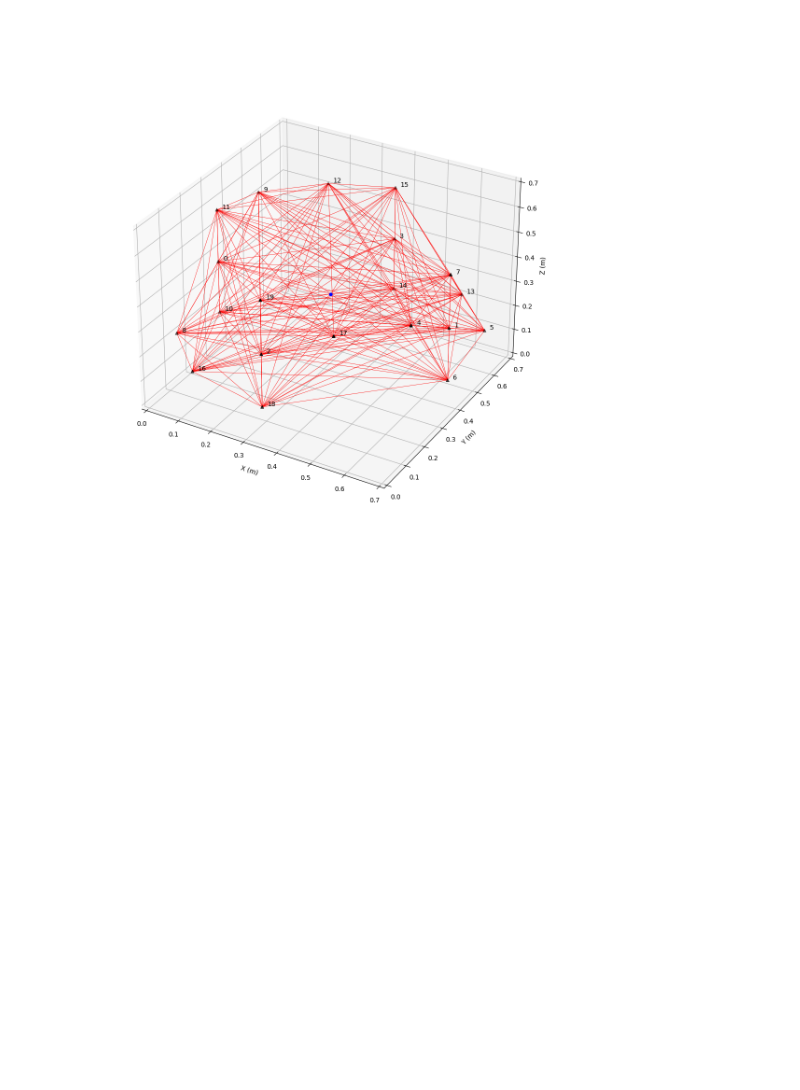
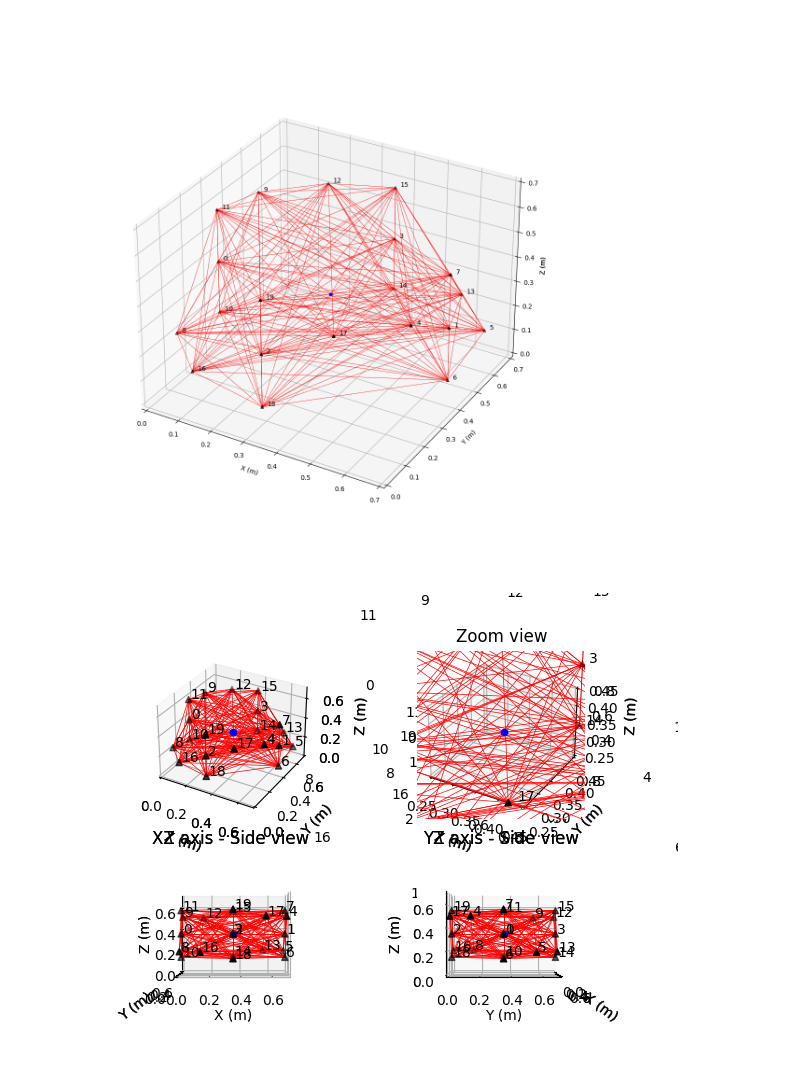
Before and after one commit to Grasselli-Geomechanics-Group/ray_path_plot, a Jupyter notebook: sensor_ray_paths.ipynb, the cells around one changed output. Saved outputs shown, nothing was run; the diff lists cells and outputs as text; code cells hidden in the pictures; blank space fills up the shorter version.

Commit message:
Added Figure 2 view different view angles.

```diff
--- a/sensor_ray_paths.ipynb
+++ b/sensor_ray_paths.ipynb
@@ -36,15 +41,16 @@ z=np.append(z,[block_width/2-offset2, block_width/2+offset2, block_width/2-offse
 # %%
 # Plot Sensors in 3D
 
-fig = plt.figure(figsize=(12,12))
+fig = plt.figure(1, figsize=(12,12))
 ax = fig.add_subplot(projection='3d')
 ax.scatter(x,y,z,marker='^',color='k') # Sensor locations
 ax.scatter(block_width/2,block_width/2,block_width/2,marker='o',color='b') # Injection point
 
+# Plot ray paths in red
 for i in range(len(x)):
     ax.text(x[i]+epsilon,y[i]+epsilon,z[i],'{:d}'.format(i)) # Sensor number
     for j in range(i,len(x)):
-        plt.plot([x[i],x[j]], [y[i],y[j]], [z[i],z[j]],color='r',linewidth='0.5')
+        ax.plot([x[i],x[j]], [y[i],y[j]], [z[i],z[j]],color='r',linewidth='0.5')
 
 ax.set_xlabel('X (m)')
 ax.set_ylabel('Y (m)')
@@ -56,3 +62,87 @@ ax.set_box_aspect(None)
 plt.show()
 # %% [output]
 [figure]
+# %%
+# Plot Sensors in 3D Subplots
+
+fig = plt.figure(2)
+
+ax = fig.add_subplot(221, projection='3d')
+ax.scatter(x,y,z,marker='^',color='k') # Sensor locations
+ax.scatter(block_width/2,block_width/2,block_width/2,marker='o',color='b') # Injection point
+
+# Plot ray paths in red
+for i in range(len(x)):
+    ax.text(x[i]+epsilon,y[i]+epsilon,z[i],'{:d}'.format(i)) # Sensor number
+    for j in range(i,len(x)):
+        ax.plot([x[i],x[j]], [y[i],y[j]], [z[i],z[j]],color='r',linewidth='0.5')
+
+ax.set_xlabel('X (m)')
+ax.set_ylabel('Y (m)')
+ax.set_zlabel('Z (m)')
+ax.set_xlim(0, block_width)
+ax.set_ylim(0, block_width)
+ax.set_zlim(0, block_width)
+ax.set_box_aspect(None)
+
+ax = fig.add_subplot(222, projection='3d')
+ax.scatter(x,y,z,marker='^',color='k') # Sensor locations
+ax.scatter(block_width/2,block_width/2,block_width/2,marker='o',color='b') # Injection point
+
+# Plot ray paths in red
+for i in range(len(x)):
+    ax.text(x[i]+epsilon,y[i]+epsilon,z[i],'{:d}'.format(i)) # Sensor number
+    for j in range(i,len(x)):
+        ax.plot([x[i],x[j]], [y[i],y[j]], [z[i],z[j]],color='r',linewidth='0.5')
+
+ax.set_title('Zoom view')
+ax.set_xlabel('X (m)')
+ax.set_ylabel('Y (m)')
+ax.set_zlabel('Z (m)')
+ax.set_xlim(block_width/2-0.1, block_width/2+0.1)
+ax.set_ylim(block_width/2-0.1, block_width/2+0.1)
+ax.set_zlim(block_width/2-0.1, block_width/2+0.1)
+ax.set_box_aspect(None)
+
+ax = fig.add_subplot(223, projection='3d')
+ax.scatter(x,y,z,marker='^',color='k') # Sensor locations
+ax.scatter(block_width/2,block_width/2,block_width/2,marker='o',color='b') # Injection point
+
+# Plot ray paths in red
+for i in range(len(x)):
+    ax.text(x[i]+epsilon,y[i]+epsilon,z[i],'{:d}'.format(i)) # Sensor number
+    for j in range(i,len(x)):
+        ax.plot([x[i],x[j]], [y[i],y[j]], [z[i],z[j]],color='r',linewidth='0.5')
+
+ax.set_title('XZ axis - Side view')
+ax.set_xlabel('X (m)')
+ax.set_ylabel('Y (m)')
+ax.set_zlabel('Z (m)')
+ax.set_xlim(0, block_width)
+ax.set_ylim(0, block_width)
+ax.set_zlim(0, block_width)
+ax.set_box_aspect(None)
+ax.view_init(elev=0, azim=-90, roll=0)
+
+ax = fig.add_subplot(224, projection='3d')
+ax.scatter(x,y,z,marker='^',color='k') # Sensor locations
+ax.scatter(block_width/2,block_width/2,block_width/2,marker='o',color='b') # Injection point
+
+# Plot ray paths in red
+for i in range(len(x)):
+    ax.text(x[i]+epsilon,y[i]+epsilon,z[i],'{:d}'.format(i)) # Sensor number
+    for j in range(i,len(x)):
+        ax.plot([x[i],x[j]], [y[i],y[j]], [z[i],z[j]],color='r',linewidth='0.5')
+
+ax.set_title('YZ axis - Side view')
+ax.set_xlabel('X (m)')
+ax.set_ylabel('Y (m)')
+ax.set_zlabel('Z (m)')
+ax.set_xlim(0, block_width)
+ax.set_ylim(0, block_width)
+ax.set_zlim(0, block_width)
+ax.set_box_aspect(None)
+ax.view_init(elev=0, azim=0, roll=0)
+plt.show()
+# %% [output]
+[figure, added]
```
Also changed, not shown: parts of 2 cells of this notebook.
